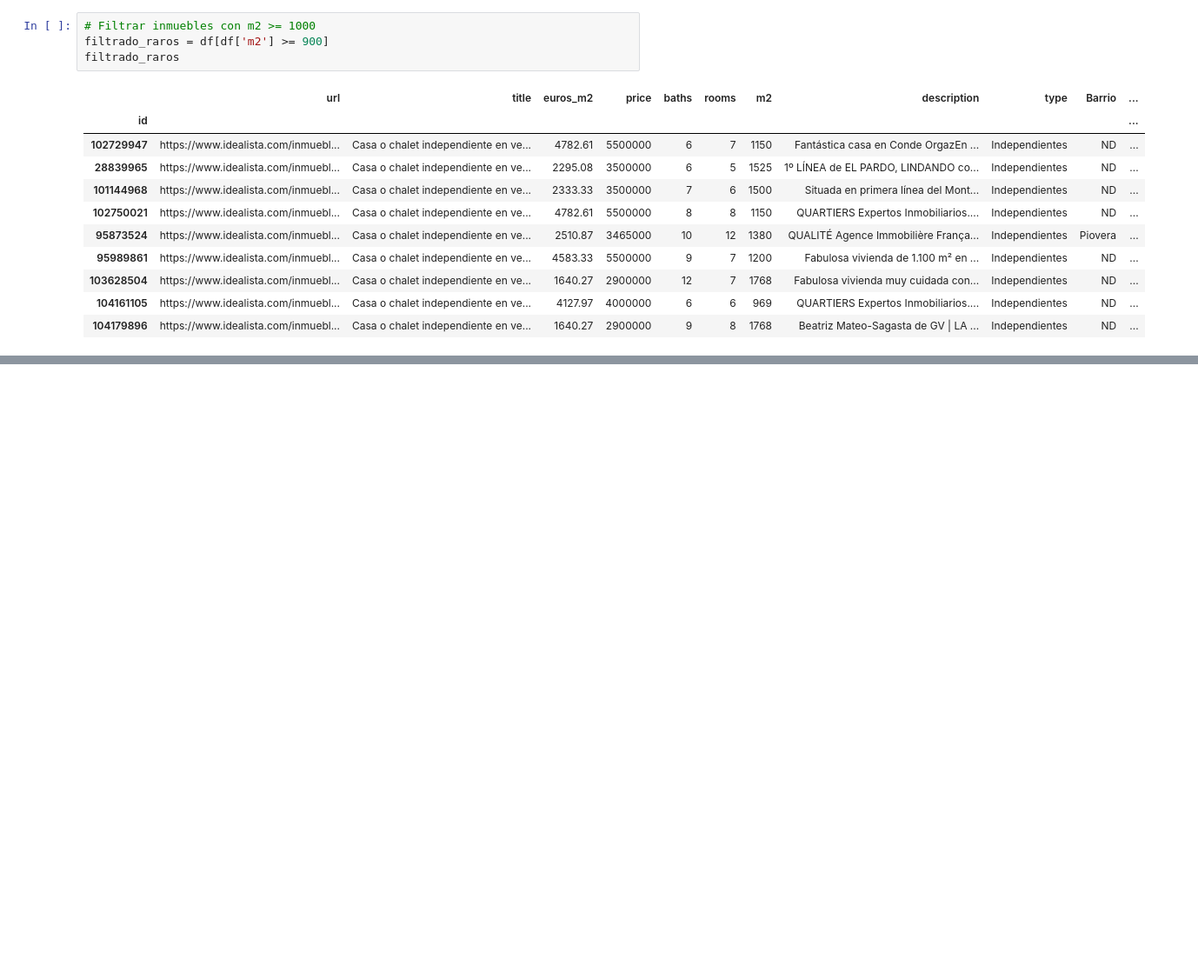
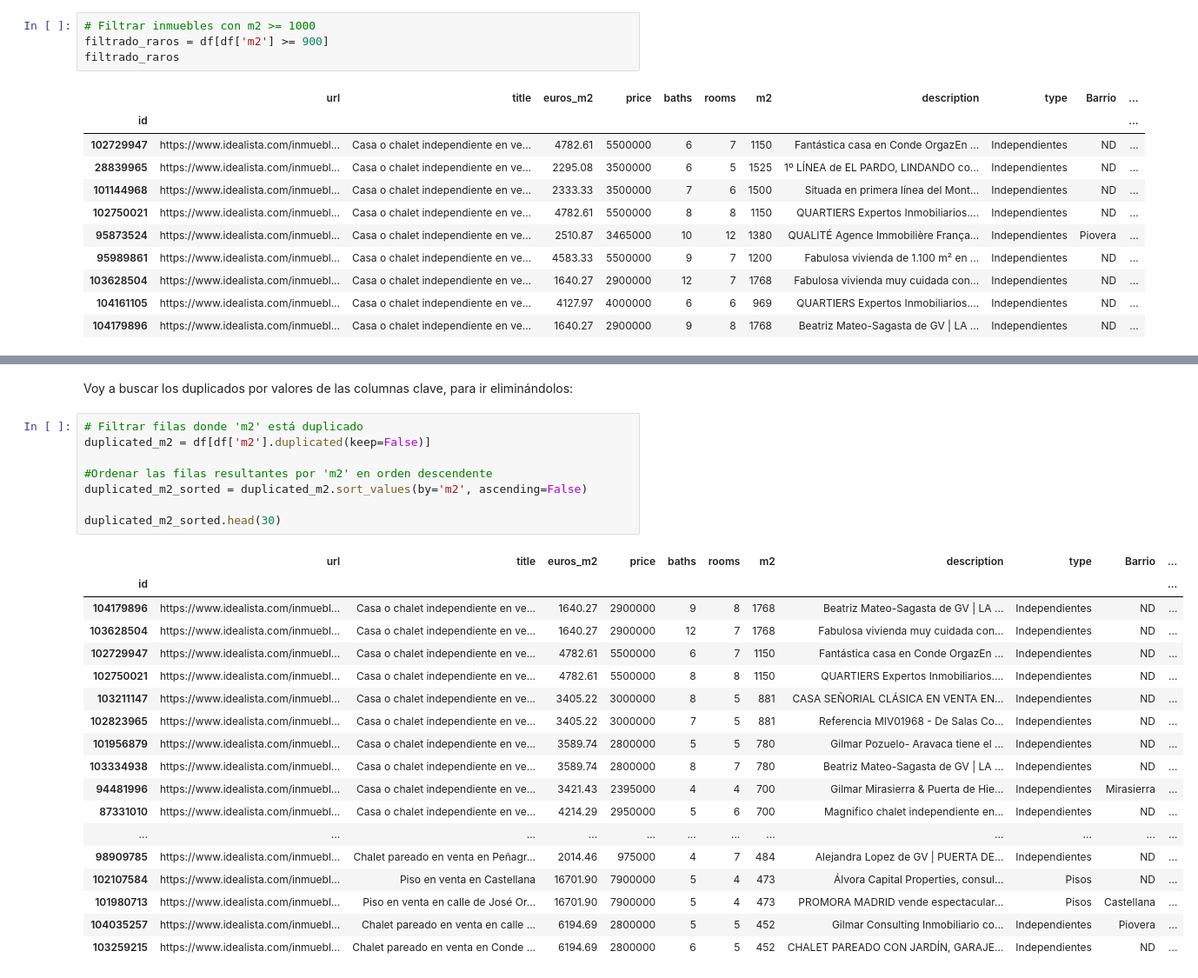
Before and after one commit to angelgvill/DS_Analisis_Datos, a Jupyter notebook: notebooks/02_Analisis_exploratorio.ipynb, the cells around one changed output, grey strips where cells are left out. Shown at 87% size. Saved outputs shown, nothing was run; the diff lists cells and outputs as text; blank space fills up the shorter version.

```diff
--- a/notebooks/02_Analisis_exploratorio.ipynb
+++ b/notebooks/02_Analisis_exploratorio.ipynb
@@ -927,0 +972,29 @@ filtrado_raros
+# %% [markdown]
+Voy a buscar los duplicados por valores de las columnas clave, para ir eliminándolos:
+# %%
+# Filtrar filas donde 'm2' está duplicado
+duplicated_m2 = df[df['m2'].duplicated(keep=False)]
+
+#Ordenar las filas resultantes por 'm2' en orden descendente
+duplicated_m2_sorted = duplicated_m2.sort_values(by='m2', ascending=False)
+
+duplicated_m2_sorted.head(30)
+# %% [output]
+|  | url | title | euros_m2 | price | baths | rooms | m2 | description | type | Barrio | ... |
+| id |  |  |  |  |  |  |  |  |  |  | ... |
+| 104179896 | https://www.idealista.com/inmuebl... | Casa o chalet independiente en ve... | 1640.27 | 2900000 | 9 | 8 | 1768 | Beatriz Mateo-Sagasta de GV | LA ... | Independientes | ND | ... |
+| 103628504 | https://www.idealista.com/inmuebl... | Casa o chalet independiente en ve... | 1640.27 | 2900000 | 12 | 7 | 1768 | Fabulosa vivienda muy cuidada con... | Independientes | ND | ... |
+| 102729947 | https://www.idealista.com/inmuebl... | Casa o chalet independiente en ve... | 4782.61 | 5500000 | 6 | 7 | 1150 | Fantástica casa en Conde OrgazEn ... | Independientes | ND | ... |
+| 102750021 | https://www.idealista.com/inmuebl... | Casa o chalet independiente en ve... | 4782.61 | 5500000 | 8 | 8 | 1150 | QUARTIERS Expertos Inmobiliarios.... | Independientes | ND | ... |
+| 103211147 | https://www.idealista.com/inmuebl... | Casa o chalet independiente en ve... | 3405.22 | 3000000 | 8 | 5 | 881 | CASA SEÑORIAL CLÁSICA EN VENTA EN... | Independientes | ND | ... |
+| 102823965 | https://www.idealista.com/inmuebl... | Casa o chalet independiente en ve... | 3405.22 | 3000000 | 7 | 5 | 881 | Referencia MIV01968 - De Salas Co... | Independientes | ND | ... |
+| 101956879 | https://www.idealista.com/inmuebl... | Casa o chalet independiente en ve... | 3589.74 | 2800000 | 5 | 5 | 780 | Gilmar Pozuelo- Aravaca tiene el ... | Independientes | ND | ... |
+| 103334938 | https://www.idealista.com/inmuebl... | Casa o chalet independiente en ve... | 3589.74 | 2800000 | 8 | 7 | 780 | Beatriz Mateo-Sagasta de GV | LA ... | Independientes | ND | ... |
+| 94481996 | https://www.idealista.com/inmuebl... | Casa o chalet independiente en ve... | 3421.43 | 2395000 | 4 | 4 | 700 | Gilmar Mirasierra & Puerta de Hie... | Independientes | Mirasierra | ... |
+| 87331010 | https://www.idealista.com/inmuebl... | Casa o chalet independiente en ve... | 4214.29 | 2950000 | 5 | 6 | 700 | Magnifico chalet independiente en... | Independientes | ND | ... |
+| ... | ... | ... | ... | ... | ... | ... | ... | ... | ... | ... | ... |
+| 98909785 | https://www.idealista.com/inmuebl... | Chalet pareado en venta en Peñagr... | 2014.46 | 975000 | 4 | 7 | 484 | Alejandra Lopez de GV | PUERTA DE... | Independientes | ND | ... |
+| 102107584 | https://www.idealista.com/inmuebl... | Piso en venta en Castellana | 16701.90 | 7900000 | 5 | 4 | 473 | Álvora Capital Properties, consul... | Pisos | ND | ... |
+| 101980713 | https://www.idealista.com/inmuebl... | Piso en venta en calle de José Or... | 16701.90 | 7900000 | 5 | 4 | 473 | PROMORA MADRID vende espectacular... | Pisos | Castellana | ... |
+| 104035257 | https://www.idealista.com/inmuebl... | Chalet pareado en venta en calle ... | 6194.69 | 2800000 | 5 | 5 | 452 | Gilmar Consulting Inmobiliario co... | Independientes | Piovera | ... |
+| 103259215 | https://www.idealista.com/inmuebl... | Chalet pareado en venta en Conde ... | 6194.69 | 2800000 | 6 | 5 | 452 | CHALET PAREADO CON JARDÍN, GARAJE... | Independientes | ND | ... |
```
Also changed, not shown: parts of 13 cells of this notebook, 2 other files.
